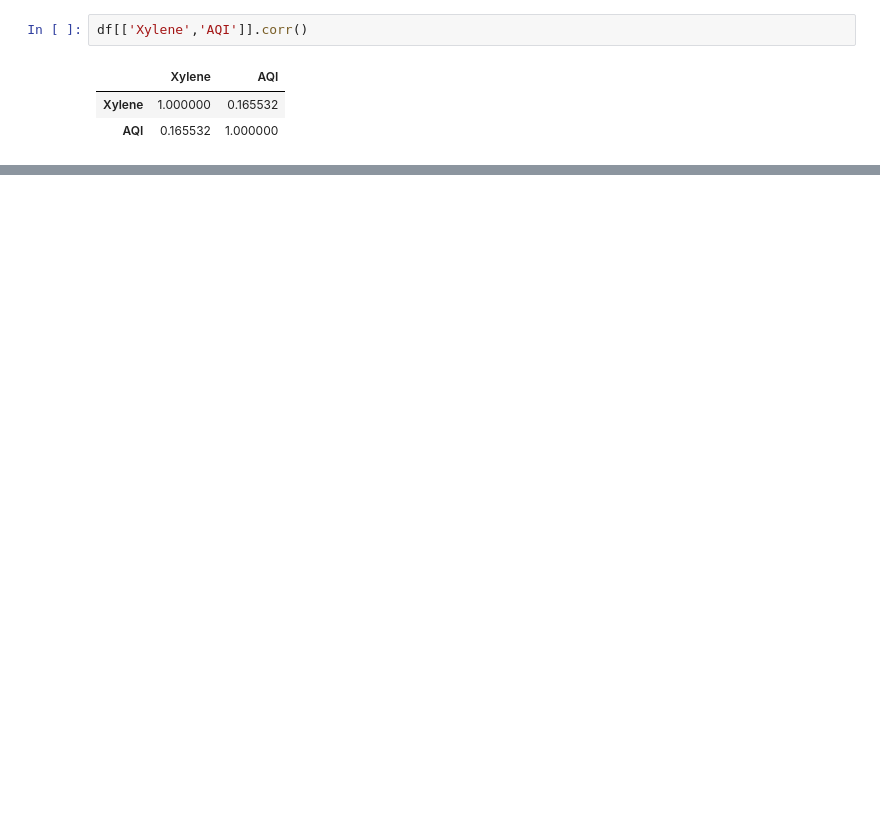
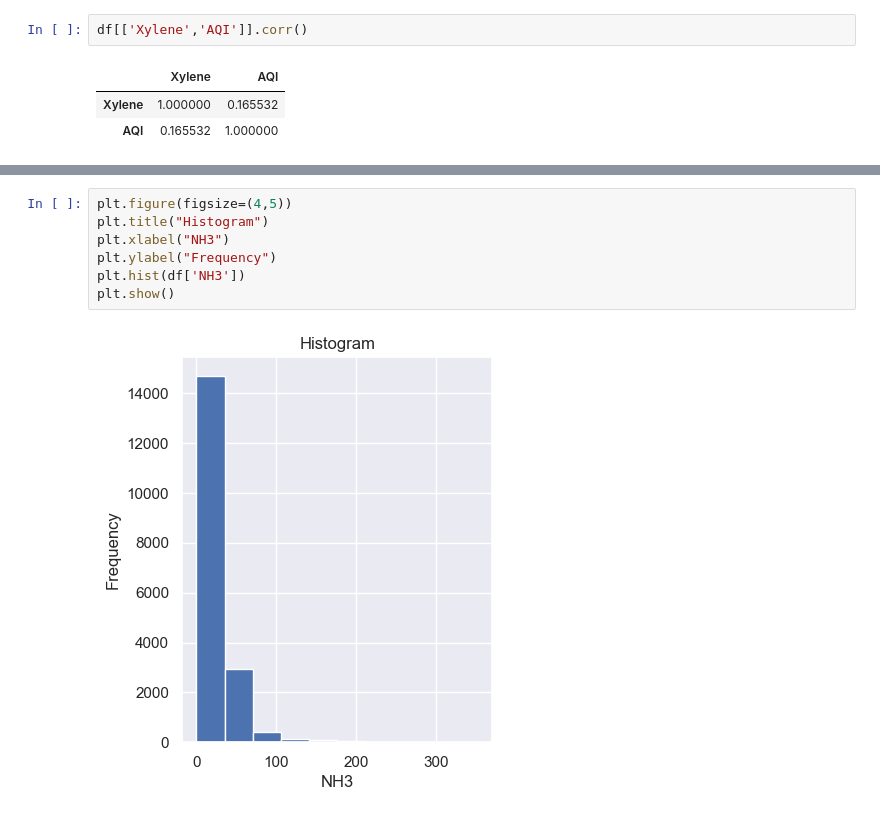
Before and after one commit to rksaini1614/AQI_Prediction_Model, a Jupyter notebook: AirQualityIndexPredictionModel.ipynb, the cells around one changed output, grey strips where cells are left out. Cells and saved outputs as stored; diff of their text form; blank space fills up the shorter version.

```diff
--- a/AirQualityIndexPredictionModel.ipynb
+++ b/AirQualityIndexPredictionModel.ipynb
@@ -176,0 +194,9 @@ df.drop(columns = ["Xylene"],inplace=True)
+# %%
+plt.figure(figsize=(4,5))
+plt.title("Histogram")
+plt.xlabel("NH3")
+plt.ylabel("Frequency")
+plt.hist(df['NH3'])
+plt.show()
+# %% [output]
+[figure, added]
```
Also changed, not shown: parts of 35 cells of this notebook.
